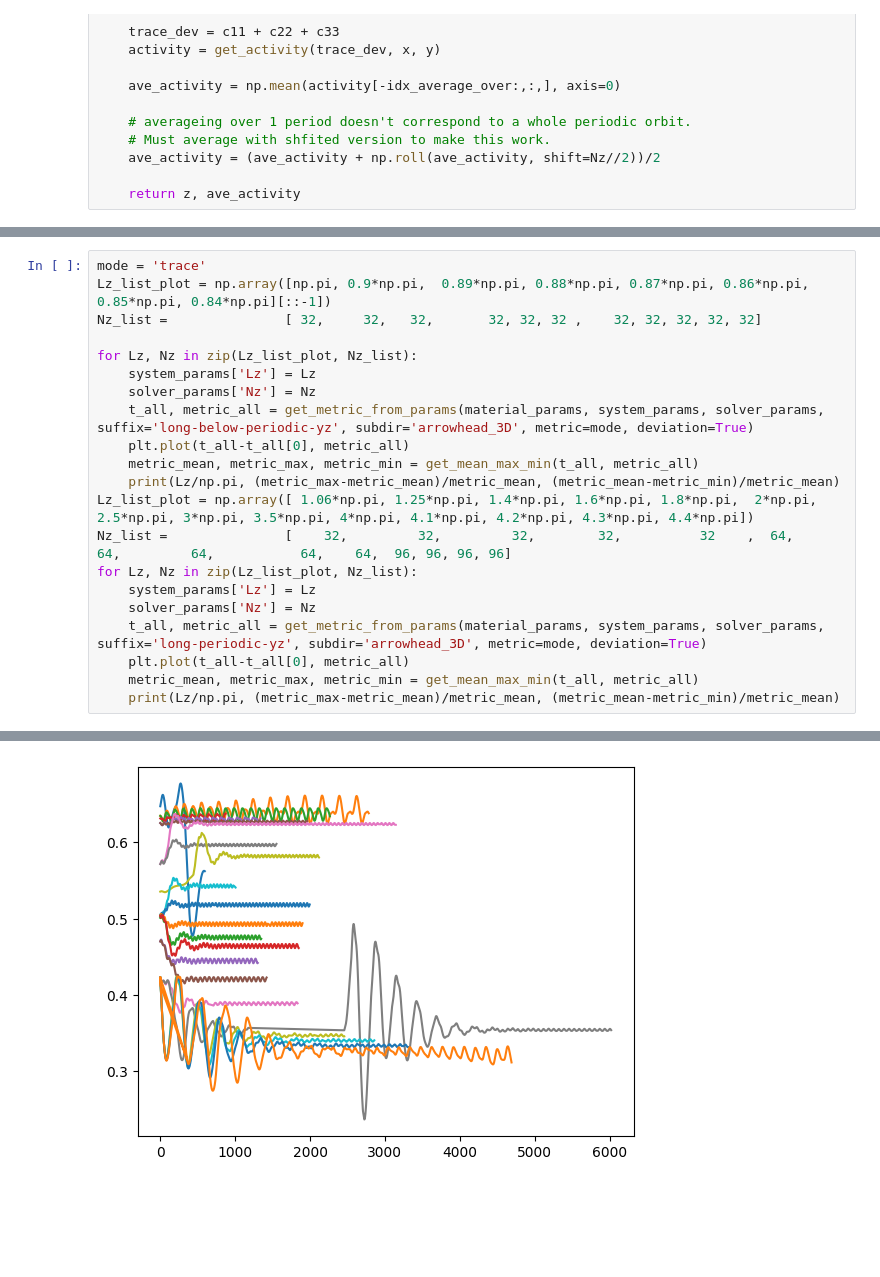
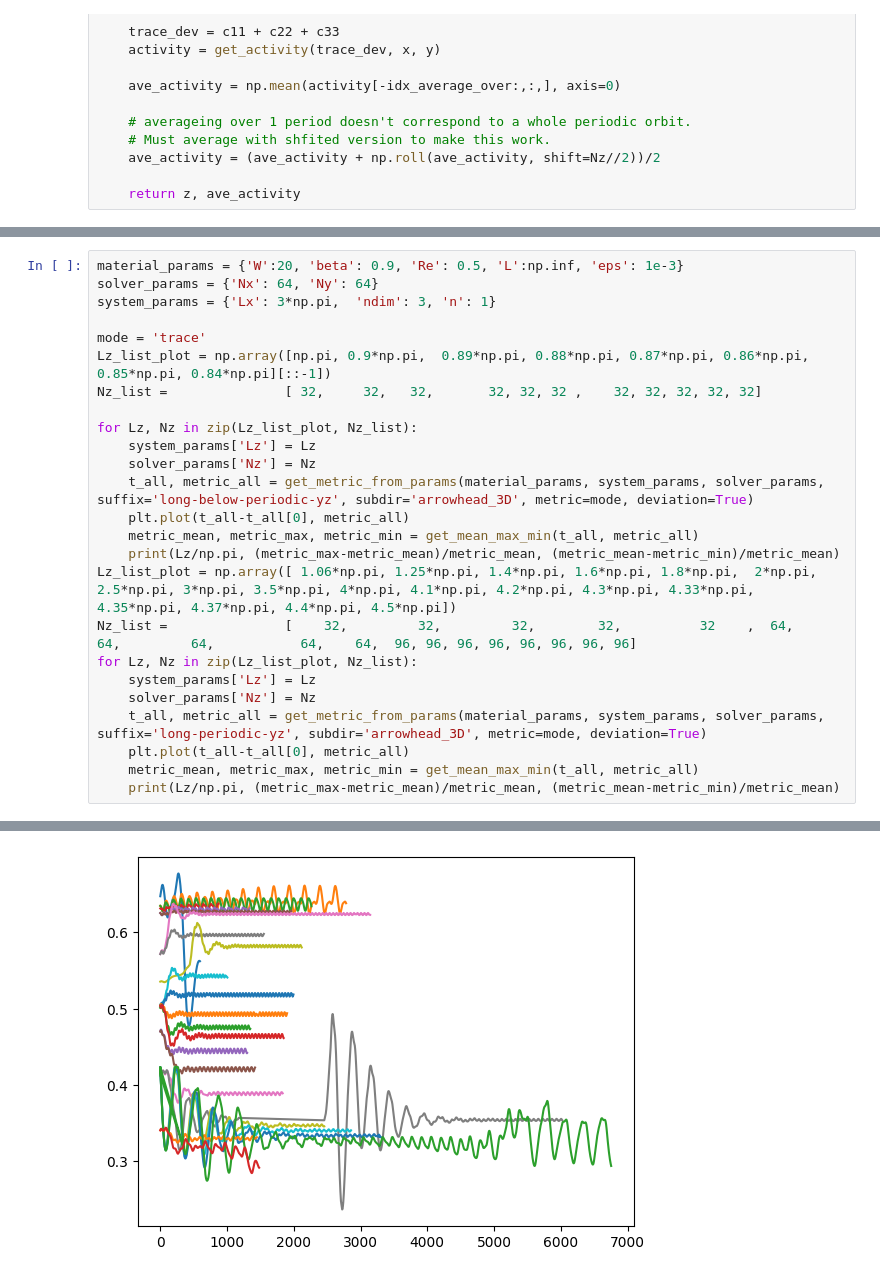
Before and after one commit to theolewy/vKolmogorov3D, a Jupyter notebook: jupyter_notebooks/arrowhead3D.ipynb, the cells around one changed output, grey strips where cells are left out. Drawn from its saved outputs; the diff is of its cells as text; blank space fills up the shorter version.

```diff
--- a/jupyter_notebooks/arrowhead3D.ipynb
+++ b/jupyter_notebooks/arrowhead3D.ipynb
@@ -1343,4 +1343,8 @@ NameError: name 'get_average_activity' is not defined
 # %%
+material_params = {'W':20, 'beta': 0.9, 'Re': 0.5, 'L':np.inf, 'eps': 1e-3}
+solver_params = {'Nx': 64, 'Ny': 64}
+system_params = {'Lx': 3*np.pi,  'ndim': 3, 'n': 1}
+
 mode = 'trace'
 Lz_list_plot = np.array([np.pi, 0.9*np.pi,  0.89*np.pi, 0.88*np.pi, 0.87*np.pi, 0.86*np.pi, 0.85*np.pi, 0.84*np.pi][::-1])
 Nz_list =               [ 32,     32,   32,       32, 32, 32 ,    32, 32, 32, 32, 32]
@@ -1352,8 +1356,8 @@ for Lz, Nz in zip(Lz_list_plot, Nz_list):
     plt.plot(t_all-t_all[0], metric_all)
     metric_mean, metric_max, metric_min = get_mean_max_min(t_all, metric_all)
     print(Lz/np.pi, (metric_max-metric_mean)/metric_mean, (metric_mean-metric_min)/metric_mean)
-Lz_list_plot = np.array([ 1.06*np.pi, 1.25*np.pi, 1.4*np.pi, 1.6*np.pi, 1.8*np.pi,  2*np.pi, 2.5*np.pi, 3*np.pi, 3.5*np.pi, 4*np.pi, 4.1*np.pi, 4.2*np.pi, 4.3*np.pi, 4.4*np.pi])
-Nz_list =               [    32,         32,         32,        32,          32    ,  64,         64,         64,           64,    64,  96, 96, 96, 96]
+Lz_list_plot = np.array([ 1.06*np.pi, 1.25*np.pi, 1.4*np.pi, 1.6*np.pi, 1.8*np.pi,  2*np.pi, 2.5*np.pi, 3*np.pi, 3.5*np.pi, 4*np.pi, 4.1*np.pi, 4.2*np.pi, 4.3*np.pi, 4.33*np.pi, 4.35*np.pi, 4.37*np.pi, 4.4*np.pi, 4.5*np.pi])
+Nz_list =               [    32,         32,         32,        32,          32    ,  64,         64,         64,           64,    64,  96, 96, 96, 96, 96, 96, 96, 96]
 for Lz, Nz in zip(Lz_list_plot, Nz_list):
     system_params['Lz'] = Lz
     solver_params['Nz'] = Nz
@@ -1382 +1386 @@ Big change at s=175...
-[figure, old version]
+[figure, new version]
```
Also changed, not shown: parts of 9 cells of this notebook, 1 other file.
